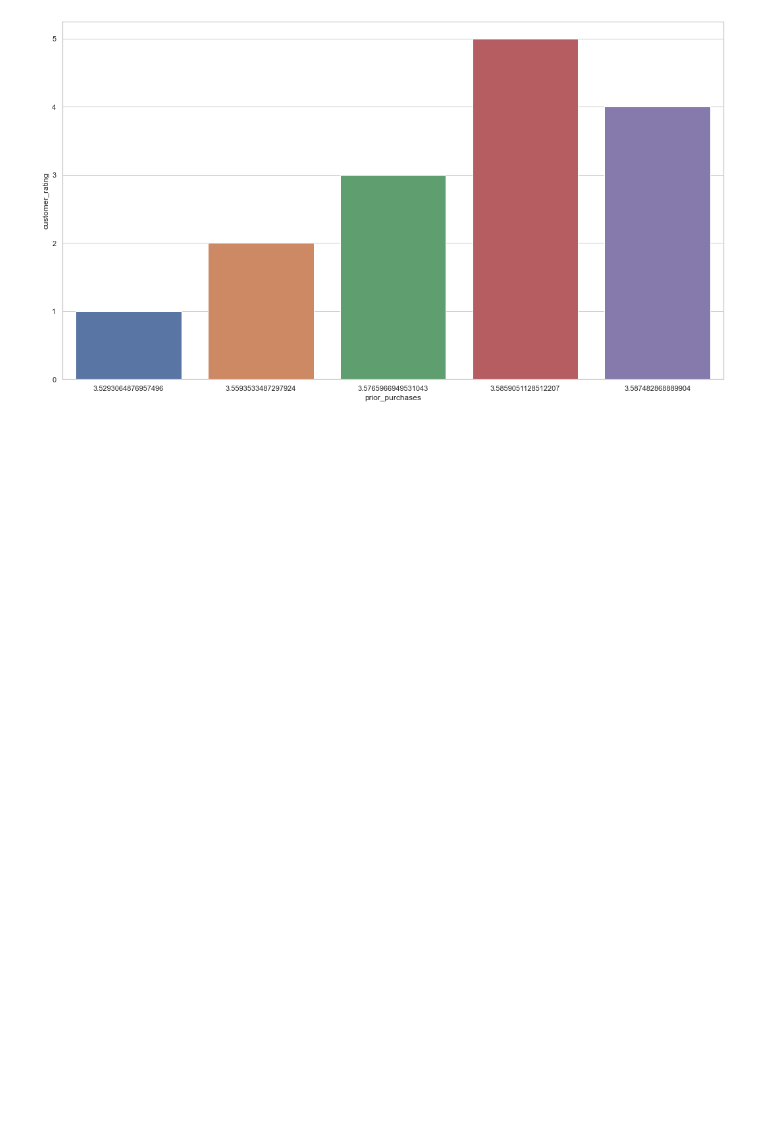
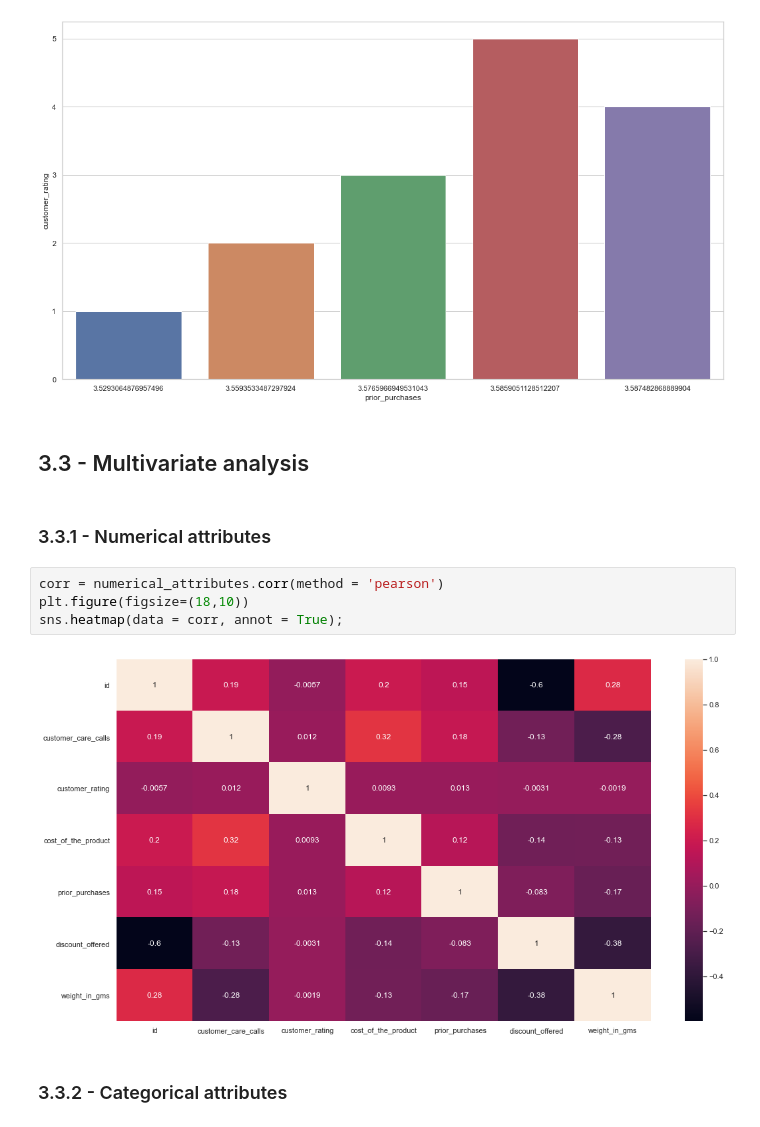
Before and after one commit to laertevasques/top1-Ecommerce-Insights-Project, a Jupyter notebook: Notebook/Top1_Insight_Projects_01.ipynb, the cells around one changed output. Cells and saved outputs as stored; diff of their text form; blank space fills up the shorter version.

Commit message:
Hypothesis validation with E.D.A part 3 - multivariate analysis)

```diff
--- a/Notebook/Top1_Insight_Projects_01.ipynb
+++ b/Notebook/Top1_Insight_Projects_01.ipynb
@@ -479,3 +498,15 @@ sns.barplot(x = 'prior_purchases', y = 'customer_rating', data = h)
 # %% [output]
 <AxesSubplot:xlabel='prior_purchases', ylabel='customer_rating'>
 [figure]
+# %% [markdown]
+## 3.3 - Multivariate analysis
+# %% [markdown]
+### 3.3.1 - Numerical attributes
+# %%
+corr = numerical_attributes.corr(method = 'pearson')
+plt.figure(figsize=(18,10))
+sns.heatmap(data = corr, annot = True);
+# %% [output]
+[figure, added]
+# %% [markdown]
+### 3.3.2 - Categorical attributes
```
Also changed, not shown: parts of 7 cells of this notebook.
